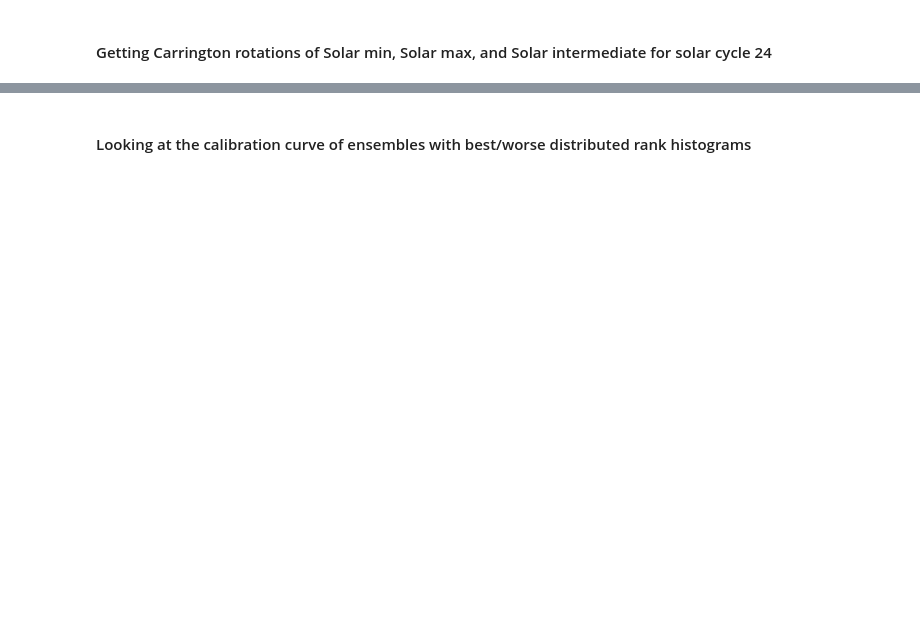
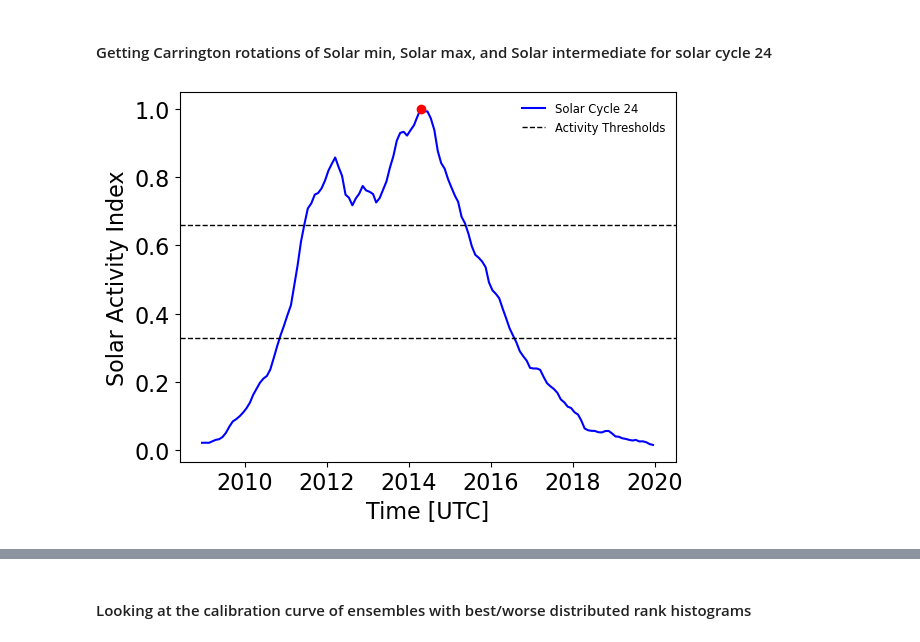
Before and after one commit to NathanielInatimi/Ensemble_Calibration, a Jupyter notebook: code/Ensemble_Calibration.ipynb, the cells around one changed output, grey strips where cells are left out. Drawn from its saved outputs; the diff is of its cells as text; code cells hidden in the pictures; blank space fills up the shorter version.

```diff
--- a/code/Ensemble_Calibration.ipynb
+++ b/code/Ensemble_Calibration.ipynb
@@ -417,9 +415,13 @@ np.round(carrington_rotation_number(solar_min_mask.index),0)
 # %%
+solar_max_peak_idx = np.argwhere(solar_cycle_24['sai'].to_numpy() == 1)
 
 plt.plot(solar_cycle_24['sai'], label = 'Solar Cycle 24', color = 'blue')
+plt.plot(solar_cycle_24.index[solar_max_peak_idx], 1, marker = 'o', color = 'red')
 plt.axhline(0.33, lw = 1, linestyle = '--', color = 'black', label = 'Activity Thresholds')
 plt.axhline(0.66, lw = 1, linestyle = '--', color = 'black')
 plt.legend(frameon = False, loc = 'upper right', fontsize = 'small')
 plt.xlabel('Time [UTC]')
 plt.ylabel('Solar Activity Index')
 plt.show()
+# %% [output]
+[figure, added]
```
Also changed, not shown: parts of 27 cells of this notebook.
